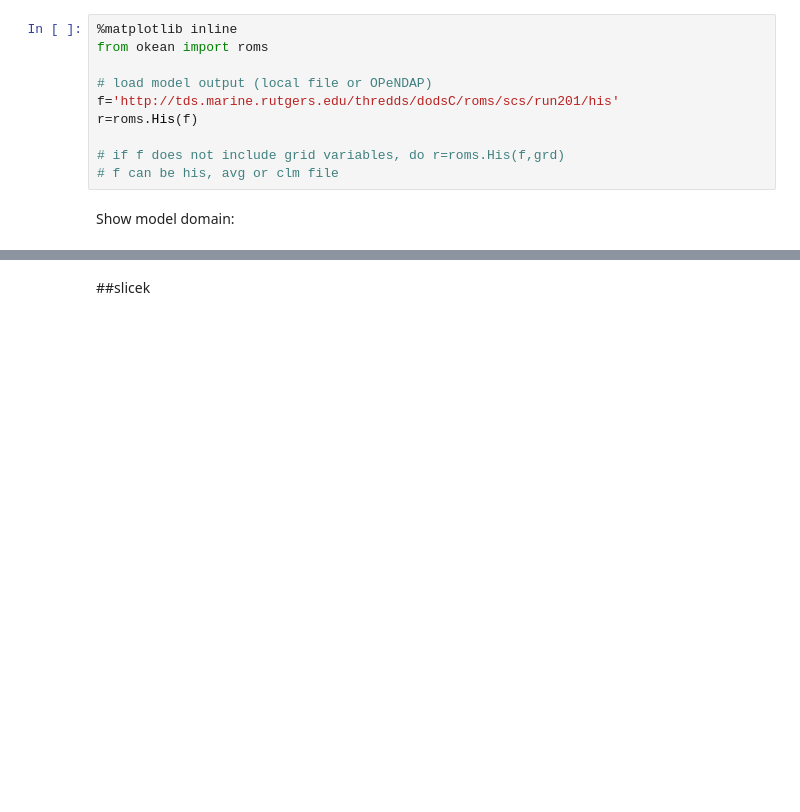
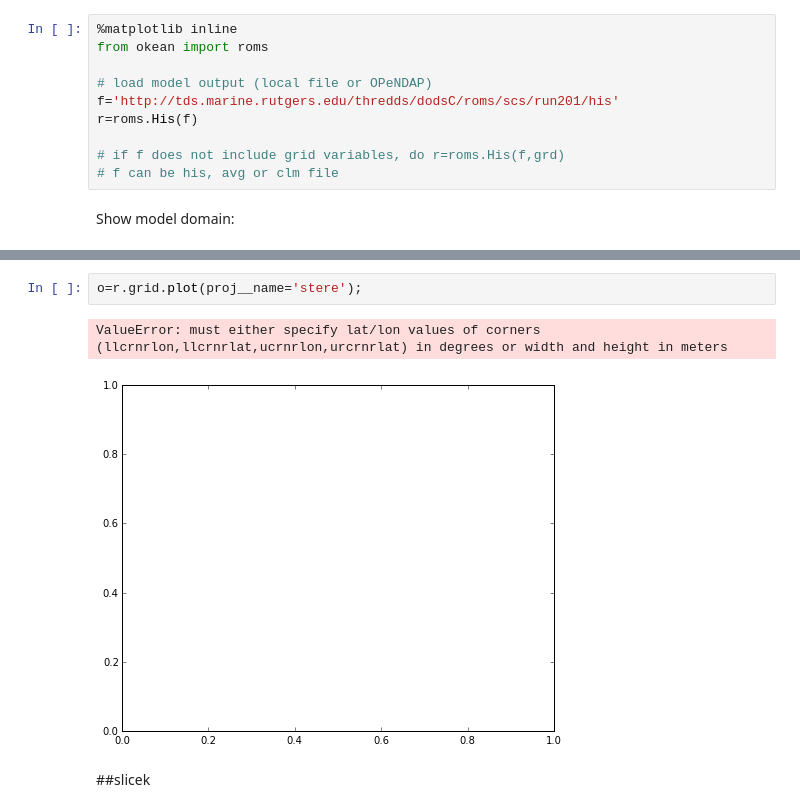
Before and after one commit to martalmeida/okean, a Jupyter notebook: okean/documentation/okean_roms_slice.ipynb, the cells around one changed output, grey strips where cells are left out. Drawn from its saved outputs; the diff is of its cells as text; blank space fills up the shorter version.

```diff
--- a/okean/documentation/okean_roms_slice.ipynb
+++ b/okean/documentation/okean_roms_slice.ipynb
@@ -33,3 +34,8 @@ o=r.grid.plot();
+# %%
+o=r.grid.plot(proj__name='stere');
+# %% [output]
+ValueError: must either specify lat/lon values of corners (llcrnrlon,llcrnrlat,ucrnrlon,urcrnrlat) in degrees or width and height in meters
+[figure, added]
 # %% [markdown]
 ##slicek
 # %% [markdown]
```
Also changed, not shown: parts of 2 cells of this notebook, 8 other files.
